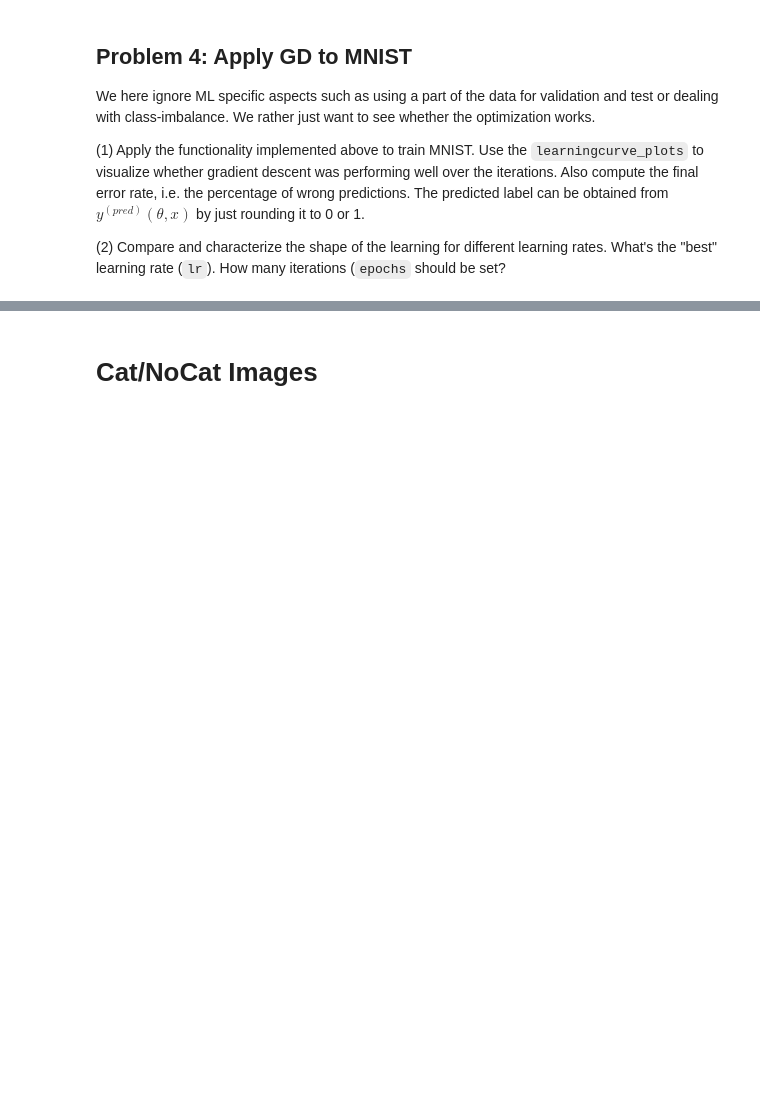
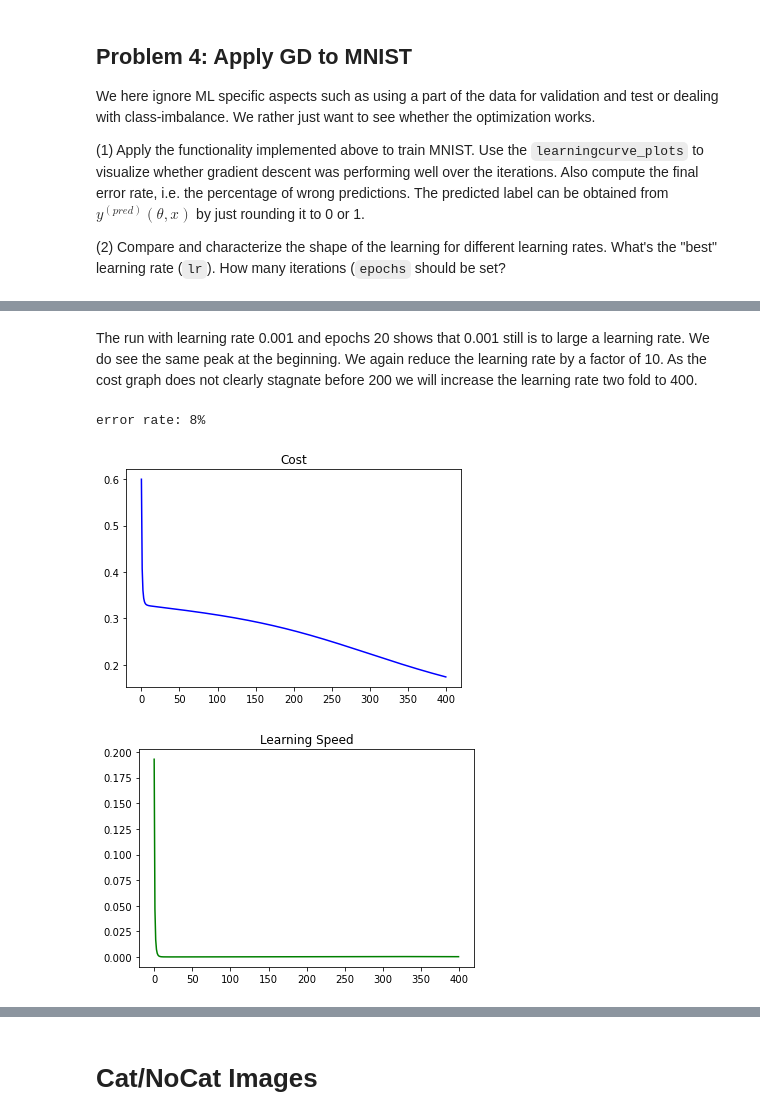
Before and after one commit to jsvilling/VANA_Assignemnts, a Jupyter notebook: train_neural_net-stud_villing_zellweger.ipynb, the cells around one changed output, grey strips where cells are left out. Cells and saved outputs as stored; diff of their text form; code cells hidden in the pictures; blank space fills up the shorter version.

```diff
--- a/train_neural_net-stud_villing_zellweger.ipynb
+++ b/train_neural_net-stud_villing_zellweger.ipynb
@@ -488,0 +517,10 @@ Epochs: 1000.00000
+# %% [markdown]
+The run with learning rate 0.001 and epochs 20 shows that 0.001 still is to large a learning rate. We do see the same  peak at the beginning. We again reduce the learning rate by a factor of 10. As the cost graph does not clearly stagnate before 200 we will increase the learning rate two fold to 400.
+# %%
+lr = 0.0001
+epochs = 400
+learn(n0, n1, lr, epochs)
+# %% [output]
+error rate: 8%
+[figure, added]
+[figure, added]
```
Also changed, not shown: parts of 11 cells of this notebook.
